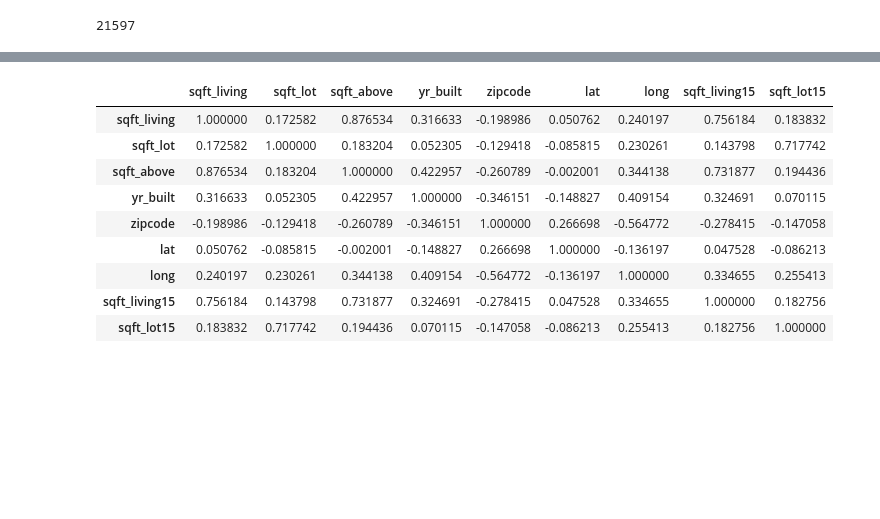
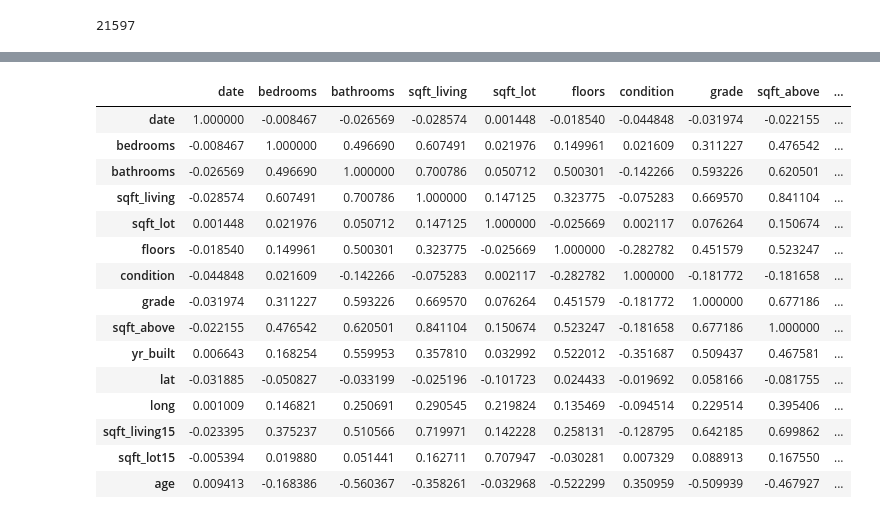
Before and after one commit to kstrickland680/housing-analysis, a Jupyter notebook: housing-analysis.ipynb, the cells around one changed output, grey strips where cells are left out. Drawn from its saved outputs; the diff is of its cells as text; code cells hidden in the pictures; blank space fills up the shorter version.

```diff
--- a/housing-analysis.ipynb
+++ b/housing-analysis.ipynb
@@ -122,0 +178,6 @@ df = df.drop(['sqft_basement'], axis=1)
+# %%
+#replace missing values with 0, as it's the mode of each set
+df['waterfront'] = df['waterfront'].fillna(0)
+df['view'] = df['view'].fillna(0)
+df['yr_renovated'] = df['yr_renovated'].fillna(0)
+df.isna().sum()
@@ -184,11 +265,12 @@ memory usage: 2.9 MB
 # %%
-#bedrooms, bathrooms, floors, waterfront, view, conditiono, grade are categorical
+#bedrooms, bathrooms, floors, conditiono, grade, zipcode are categorical
 #bedrooms, bathrooms, floors, waterfront, view, conditiono, and grade should be changed to string
-df['bedrooms'] = df['bedrooms'].astype('str')
-df['bathrooms']= df['bathrooms'].astype('str')
-df['floors'] = df['floors'].astype('str')
-df['condition']=df['condition'].astype('str')
-df['grade']=df['grade'].astype('str')
+#df['bedrooms'] = df['bedrooms'].astype('str')
+#df['bathrooms']= df['bathrooms'].astype('str')
+#df['floors'] = df['floors'].astype('str')
+#df['condition']=df['condition'].astype('str')
+#df['grade']=df['grade'].astype('str')
+df['zipcode']=df['zipcode'].astype('str')
 df.info()
 # %% [output]
 <class 'pandas.core.frame.DataFrame'>
@@ -210,0 +293,9 @@ memory usage: 2.9+ MB
+# %%
+len(df[df['sqft_basement'] == '?'])
+#414 unknown values
+#df[df['sqft_basement'] == '?'] = '0.0'
+df['sqft_basement'].replace({"?": "0.0"}, inplace=True)
+len(df[df['sqft_basement'] == '?'])
+#replacing witht 0 as most common entry
+#recasting as numereic
+df['sqft_basement'] = df['sqft_basement'].astype(float)
@@ -211,3 +322,8 @@ memory usage: 2.9+ MB
+# %%
+df['age']=df['date']-df['yr_built']
+##adds a column representing the age of theh houose when it was sold
+#makes it categorical witht 10 bins
+#df['age']=pd.qcut(df['age'], q=10, precision=0)
 # %%
 #Check the elinearity assumption for chohsen features with target variable using scatter plots
 #DO I NEED TO DO SOMETHING ELSE HERE?
@@ -229,19 +347,25 @@ fig.tight_layout()
 # %%
 feats = ['date', 'bedrooms', 'bathrooms', 'sqft_living', 'sqft_lot', 'floors', 'condition',
-         'grade', 'sqft_above', 'yr_built', 'zipcode', 'lat', 'long', 'sqft_living15', 'sqft_lot15']
+         'grade', 'sqft_above', 'yr_built', 'zipcode', 'lat', 'long', 'sqft_living15', 'sqft_lot15', 'age']
 corr = df[feats].corr()
 corr
 # %% [output]
-|  | sqft_living | sqft_lot | sqft_above | yr_built | zipcode | lat | long | sqft_living15 | sqft_lot15 |
-| sqft_living | 1.000000 | 0.172582 | 0.876534 | 0.316633 | -0.198986 | 0.050762 | 0.240197 | 0.756184 | 0.183832 |
-| sqft_lot | 0.172582 | 1.000000 | 0.183204 | 0.052305 | -0.129418 | -0.085815 | 0.230261 | 0.143798 | 0.717742 |
-| sqft_above | 0.876534 | 0.183204 | 1.000000 | 0.422957 | -0.260789 | -0.002001 | 0.344138 | 0.731877 | 0.194436 |
-| yr_built | 0.316633 | 0.052305 | 0.422957 | 1.000000 | -0.346151 | -0.148827 | 0.409154 | 0.324691 | 0.070115 |
-| zipcode | -0.198986 | -0.129418 | -0.260789 | -0.346151 | 1.000000 | 0.266698 | -0.564772 | -0.278415 | -0.147058 |
-| lat | 0.050762 | -0.085815 | -0.002001 | -0.148827 | 0.266698 | 1.000000 | -0.136197 | 0.047528 | -0.086213 |
-| long | 0.240197 | 0.230261 | 0.344138 | 0.409154 | -0.564772 | -0.136197 | 1.000000 | 0.334655 | 0.255413 |
-| sqft_living15 | 0.756184 | 0.143798 | 0.731877 | 0.324691 | -0.278415 | 0.047528 | 0.334655 | 1.000000 | 0.182756 |
-| sqft_lot15 | 0.183832 | 0.717742 | 0.194436 | 0.070115 | -0.147058 | -0.086213 | 0.255413 | 0.182756 | 1.000000 |
+|  | date | bedrooms | bathrooms | sqft_living | sqft_lot | floors | condition | grade | sqft_above | ... |
+| date | 1.000000 | -0.008467 | -0.026569 | -0.028574 | 0.001448 | -0.018540 | -0.044848 | -0.031974 | -0.022155 | ... |
+| bedrooms | -0.008467 | 1.000000 | 0.496690 | 0.607491 | 0.021976 | 0.149961 | 0.021609 | 0.311227 | 0.476542 | ... |
+| bathrooms | -0.026569 | 0.496690 | 1.000000 | 0.700786 | 0.050712 | 0.500301 | -0.142266 | 0.593226 | 0.620501 | ... |
+| sqft_living | -0.028574 | 0.607491 | 0.700786 | 1.000000 | 0.147125 | 0.323775 | -0.075283 | 0.669570 | 0.841104 | ... |
+| sqft_lot | 0.001448 | 0.021976 | 0.050712 | 0.147125 | 1.000000 | -0.025669 | 0.002117 | 0.076264 | 0.150674 | ... |
+| floors | -0.018540 | 0.149961 | 0.500301 | 0.323775 | -0.025669 | 1.000000 | -0.282782 | 0.451579 | 0.523247 | ... |
+| condition | -0.044848 | 0.021609 | -0.142266 | -0.075283 | 0.002117 | -0.282782 | 1.000000 | -0.181772 | -0.181658 | ... |
+| grade | -0.031974 | 0.311227 | 0.593226 | 0.669570 | 0.076264 | 0.451579 | -0.181772 | 1.000000 | 0.677186 | ... |
+| sqft_above | -0.022155 | 0.476542 | 0.620501 | 0.841104 | 0.150674 | 0.523247 | -0.181658 | 0.677186 | 1.000000 | ... |
+| yr_built | 0.006643 | 0.168254 | 0.559953 | 0.357810 | 0.032992 | 0.522012 | -0.351687 | 0.509437 | 0.467581 | ... |
+| lat | -0.031885 | -0.050827 | -0.033199 | -0.025196 | -0.101723 | 0.024433 | -0.019692 | 0.058166 | -0.081755 | ... |
+| long | 0.001009 | 0.146821 | 0.250691 | 0.290545 | 0.219824 | 0.135469 | -0.094514 | 0.229514 | 0.395406 | ... |
+| sqft_living15 | -0.023395 | 0.375237 | 0.510566 | 0.719971 | 0.142228 | 0.258131 | -0.128795 | 0.642185 | 0.699862 | ... |
+| sqft_lot15 | -0.005394 | 0.019880 | 0.051441 | 0.162711 | 0.707947 | -0.030281 | 0.007329 | 0.088913 | 0.167550 | ... |
+| age | 0.009413 | -0.168386 | -0.560367 | -0.358261 | -0.032968 | -0.522299 | 0.350959 | -0.509939 | -0.467927 | ... |
 # %%
 sns.heatmap(corr, center=0, annot=True);
 # %% [output]
```
Also changed, not shown: parts of 40 cells of this notebook.
